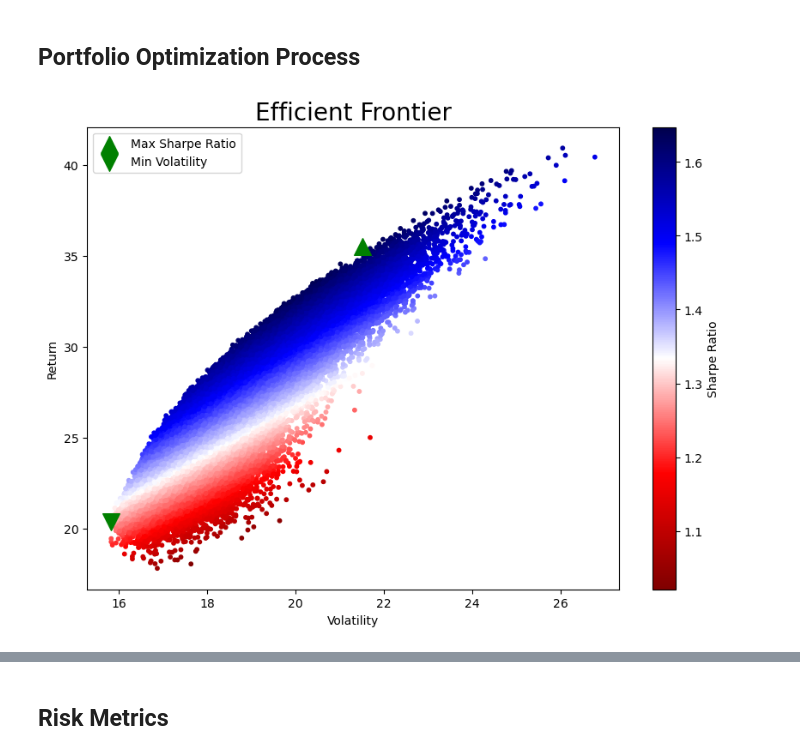
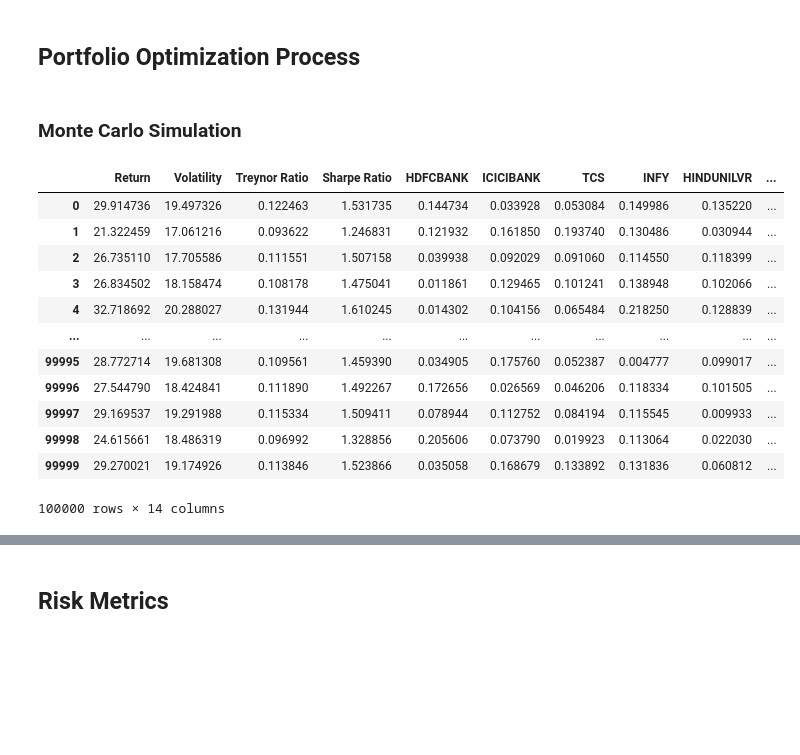
Before and after one commit to VIDIT-9/Portfolio-Optimization, a Jupyter notebook: Portifolio Optimization.ipynb, the cells around one changed output, grey strips where cells are left out. Drawn from its saved outputs; the diff is of its cells as text; code cells hidden in the pictures; blank space fills up the shorter version.

```diff
--- a/Portifolio Optimization.ipynb
+++ b/Portifolio Optimization.ipynb
@@ -434,21 +409,54 @@ min_volatility_portfolio = results_df.iloc[results_df['Volatility'].idxmin()]
-# %%
-plt.figure(figsize=(10,7))
-
-plt.scatter(results_df['Volatility'], results_df['Return'], c=results_df['Sharpe Ratio'],
-            cmap='seismic_r', marker='o', s=10)
-plt.colorbar(label='Sharpe Ratio')
-
-
-plt.scatter(max_sharpe_portfolio['Volatility'], max_sharpe_portfolio['Return'],
-            marker='^', color='g', s=200, label='Max Sharpe Ratio')
-
-plt.scatter(min_volatility_portfolio['Volatility'], min_volatility_portfolio['Return'],
-            marker='v', color='g', s=200, label='Min Volatility')
-
-plt.xlabel('Volatility')
-plt.ylabel('Return')
-plt.legend()
-plt.title('Efficient Frontier', fontsize=20)
-plt.show()
-# %% [output]
-[figure, removed]
+# %%
+beta_values = pd.Series([HDFCBANK_beta, ICICIBANK_beta, TCS_beta, INFY_beta, HINDUNILVR_beta,
+                      ITC_beta, RELIANCE_beta, LT_beta, ADANIENT_beta, BHARTIARTL_beta],
+                     index=['HDFCBANK', 'ICICIBANK', 'TCS', 'INFY', 'HINDUNILVR',
+                            'ITC', 'RE`LIANCE', 'LT', 'ADANIENT', 'BHARTIARTL'])
+market_return = NSE['Return'].mean()
+# %% [markdown]
+### Monte Carlo Simulation
+# %%
+num_portfolios = 100000
+
+results = np.zeros((num_portfolios, 4 + len(price_data.columns)))  # Mean return, Volatility, Treynor Ratio, Sharpe Ratio, Portfolio Weights
+
+for i in range(num_portfolios):
+
+    weights = np.random.random(len(price_data.columns))    # Generate random portfolio weights
+    weights /= np.sum(weights)                                # Normalize weights
+
+    # portfolio statistics
+    portfolio_return = np.sum(price_data.mean() * weights) * 252
+    portfolio_std_dev = np.sqrt(np.dot(weights.T, np.dot(price_data.cov() * 252, weights)))
+    portfolio_beta = np.sum(beta_values * weights) * 252
+    portfolio_alpha = portfolio_return - (risk_free_rate + portfolio_beta * (market_return - risk_free_rate))
+    treynor_ratio =(portfolio_return - risk_free_rate) / portfolio_beta
+    sharpe_ratio = (portfolio_return - risk_free_rate) / portfolio_std_dev
+
+
+
+    # results
+    results[i, :4] = [portfolio_return, portfolio_std_dev, treynor_ratio, sharpe_ratio]
+    results[i, 4:] = weights
+
+columns = ['Return', 'Volatility', 'Treynor Ratio', 'Sharpe Ratio'] + [stocks for stocks in price_data.columns]
+results_df = pd.DataFrame(results, columns=columns)
+
+max_treynor_portfolio = results_df.iloc[results_df['Treynor Ratio'].idxmax()]
+max_sharpe_portfolio = results_df.iloc[results_df['Sharpe Ratio'].idxmax()]
+min_volatility_portfolio = results_df.iloc[results_df['Volatility'].idxmin()]
+# %%
+results_df
+# %% [output]
+|  | Return | Volatility | Treynor Ratio | Sharpe Ratio | HDFCBANK | ICICIBANK | TCS | INFY | HINDUNILVR | ... |
+| 0 | 29.914736 | 19.497326 | 0.122463 | 1.531735 | 0.144734 | 0.033928 | 0.053084 | 0.149986 | 0.135220 | ... |
+| 1 | 21.322459 | 17.061216 | 0.093622 | 1.246831 | 0.121932 | 0.161850 | 0.193740 | 0.130486 | 0.030944 | ... |
+| 2 | 26.735110 | 17.705586 | 0.111551 | 1.507158 | 0.039938 | 0.092029 | 0.091060 | 0.114550 | 0.118399 | ... |
+| 3 | 26.834502 | 18.158474 | 0.108178 | 1.475041 | 0.011861 | 0.129465 | 0.101241 | 0.138948 | 0.102066 | ... |
+| 4 | 32.718692 | 20.288027 | 0.131944 | 1.610245 | 0.014302 | 0.104156 | 0.065484 | 0.218250 | 0.128839 | ... |
+| ... | ... | ... | ... | ... | ... | ... | ... | ... | ... | ... |
+| 99995 | 28.772714 | 19.681308 | 0.109561 | 1.459390 | 0.034905 | 0.175760 | 0.052387 | 0.004777 | 0.099017 | ... |
+| 99996 | 27.544790 | 18.424841 | 0.111890 | 1.492267 | 0.172656 | 0.026569 | 0.046206 | 0.118334 | 0.101505 | ... |
+| 99997 | 29.169537 | 19.291988 | 0.115334 | 1.509411 | 0.078944 | 0.112752 | 0.084194 | 0.115545 | 0.009933 | ... |
+| 99998 | 24.615661 | 18.486319 | 0.096992 | 1.328856 | 0.205606 | 0.073790 | 0.019923 | 0.113064 | 0.022030 | ... |
+| 99999 | 29.270021 | 19.174926 | 0.113846 | 1.523866 | 0.035058 | 0.168679 | 0.133892 | 0.131836 | 0.060812 | ... |
+100000 rows × 14 columns
```
Also changed, not shown: parts of 20 cells of this notebook.
